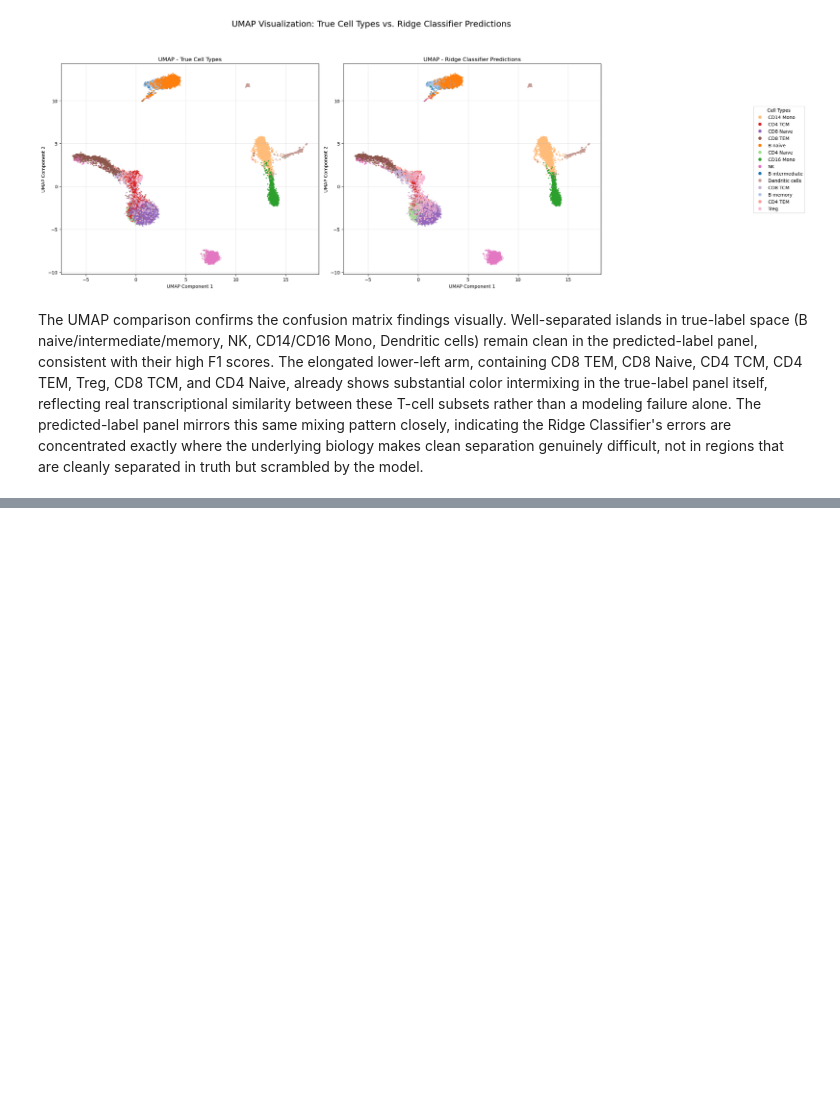
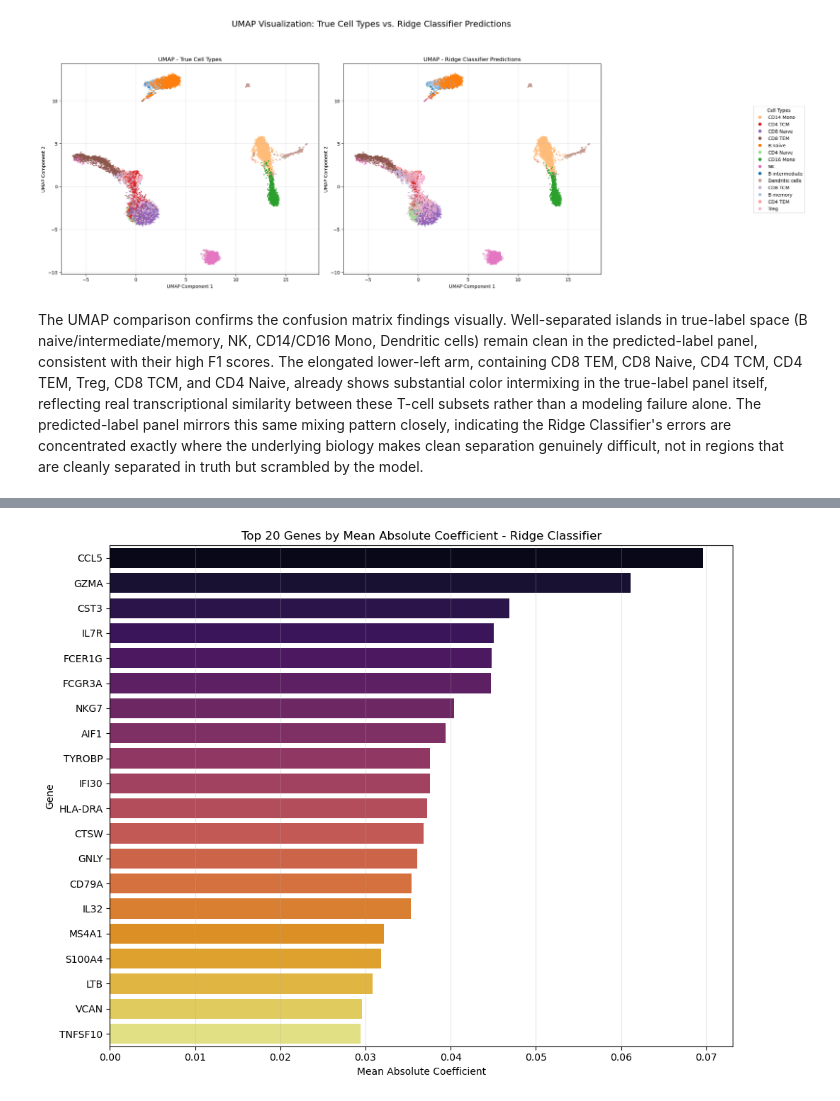
Before and after one commit to rajantidke/ML_immune_cell_type_classifier, a Jupyter notebook: Notebooks/3_Supervised_Learning.ipynb, the cells around one changed output, grey strips where cells are left out. Drawn from its saved outputs; the diff is of its cells as text; code cells hidden in the pictures; blank space fills up the shorter version.

```diff
--- a/Notebooks/3_Supervised_Learning.ipynb
+++ b/Notebooks/3_Supervised_Learning.ipynb
@@ -359,0 +446,6 @@ The UMAP comparison confirms the confusion matrix findings visually. Well-separa
+# %%
+# Extract coefficients from the Ridge classifier
+ridge_model = ridge_pipeline.named_steps["ridge"]
+coefficients = ridge_model.coef_  # shape: (n_classes, n_features)
+
+print(f"Coefficient matrix shape: {coefficients.shape}")
@@ -359,0 +454,11 @@ The UMAP comparison confirms the confusion matrix findings visually. Well-separa
+# %%
+# Mean absolute coefficient magnitude per gene, averaged across all classes
+mean_abs_coef = np.abs(coefficients).mean(axis=0)
+
+feature_importance_df = pd.DataFrame({
+    "Gene": feature_genes,
+    "Mean_Abs_Coefficient": mean_abs_coef
+}).sort_values("Mean_Abs_Coefficient", ascending=False)
+
+print("Top 20 most influential genes (Ridge Classifier):")
+print(feature_importance_df.head(20))
@@ -359,0 +483,21 @@ The UMAP comparison confirms the confusion matrix findings visually. Well-separa
+# %%
+# Plot top 20 genes by mean absolute coefficient
+plt.figure(figsize=(10, 8))
+top20 = feature_importance_df.head(20)
+sns.barplot(
+    data=top20,
+    y="Gene",
+    x="Mean_Abs_Coefficient",
+    hue="Gene",
+    palette="inferno",
+    legend=False
+)
+plt.title("Top 20 Genes by Mean Absolute Coefficient - Ridge Classifier")
+plt.xlabel("Mean Absolute Coefficient")
+plt.ylabel("Gene")
+plt.grid(axis="x", alpha=0.3)
+plt.tight_layout()
+plt.savefig(os.path.join(PLOT_DIR, "ridge_feature_importance.png"), dpi=300, bbox_inches="tight")
+plt.show()
+# %% [output]
+[figure, added]
```
Also changed, not shown: parts of 15 cells of this notebook, 17 other files.
